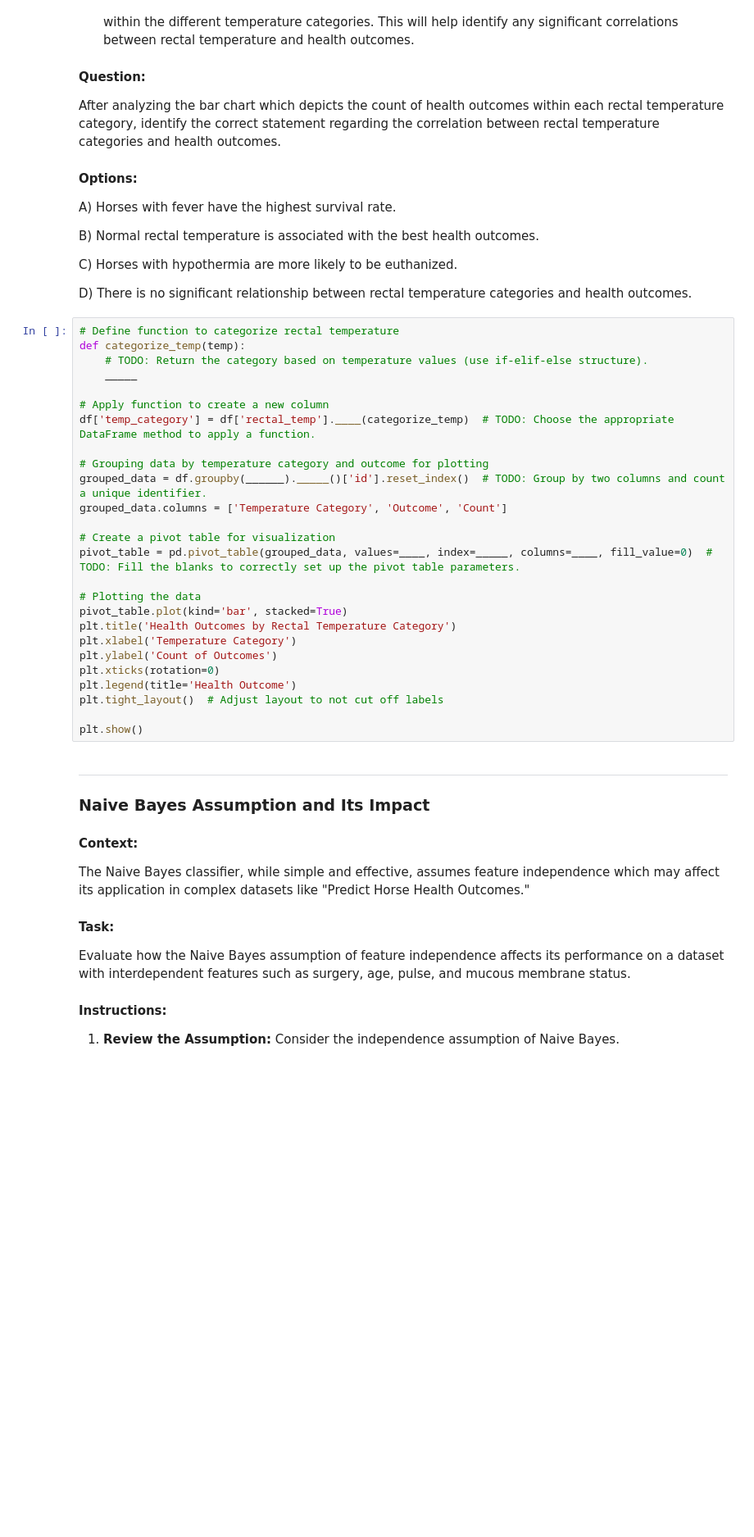
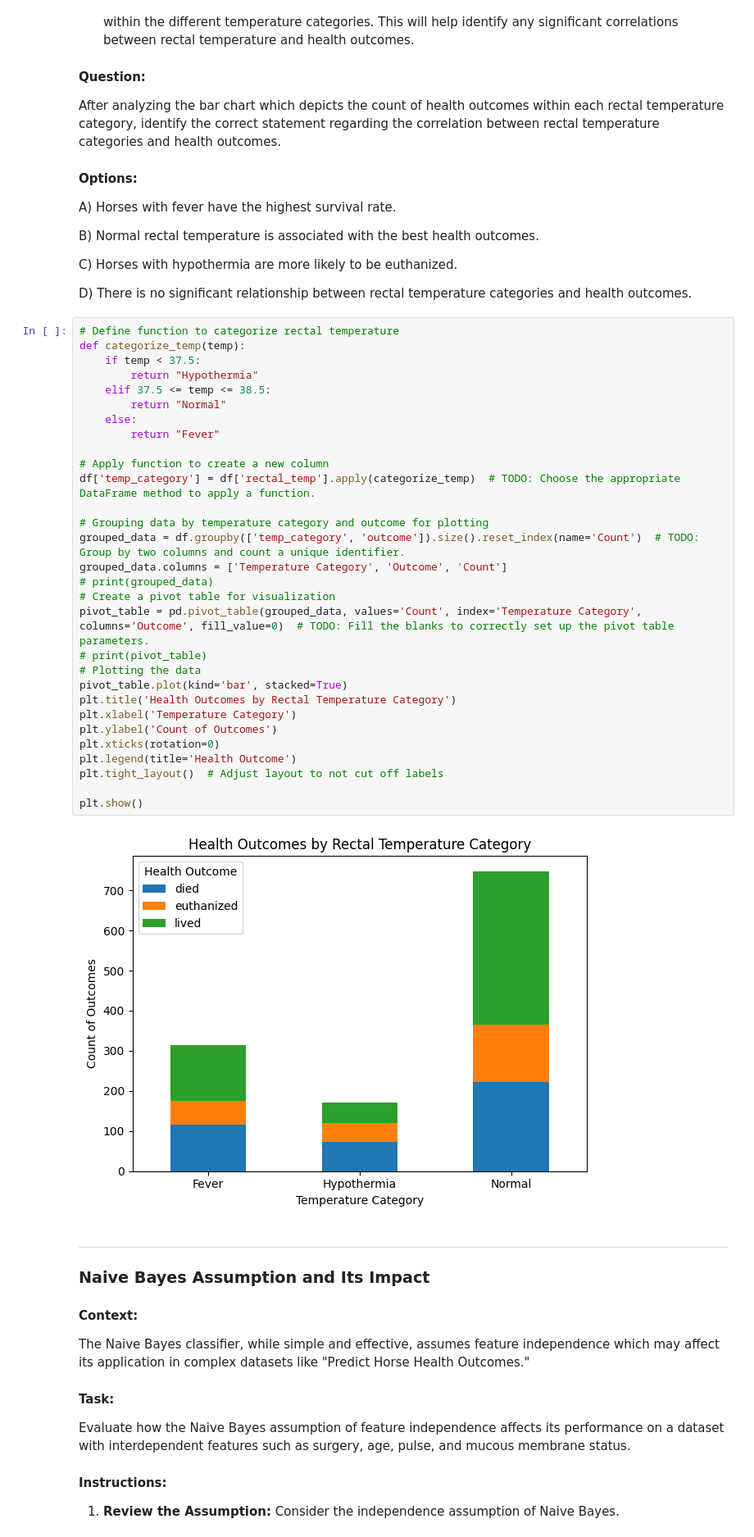
Before and after one commit to piyush1856/machine-learning-algorithms, a Jupyter notebook: 11_naive_bayes/Naive_Bayes_Case_Study.ipynb, the cells around one changed output. Shown at 82% size. Drawn from its saved outputs; the diff is of its cells as text; blank space fills up the shorter version.

```diff
--- a/11_naive_bayes/Naive_Bayes_Case_Study.ipynb
+++ b/11_naive_bayes/Naive_Bayes_Case_Study.ipynb
@@ -164,29 +216,35 @@ D) There is no significant relationship between rectal temperature categories an
 # %%
 # Define function to categorize rectal temperature
 def categorize_temp(temp):
-    # TODO: Return the category based on temperature values (use if-elif-else structure).
-    _____
+    if temp < 37.5:
+        return "Hypothermia"
+    elif 37.5 <= temp <= 38.5:
+        return "Normal"
+    else:
+        return "Fever"
 
 # Apply function to create a new column
-df['temp_category'] = df['rectal_temp'].____(categorize_temp)  # TODO: Choose the appropriate DataFrame method to apply a function.
+df['temp_category'] = df['rectal_temp'].apply(categorize_temp)  # TODO: Choose the appropriate DataFrame method to apply a function.
 
 # Grouping data by temperature category and outcome for plotting
-grouped_data = df.groupby(______)._____()['id'].reset_index()  # TODO: Group by two columns and count a unique identifier.
+grouped_data = df.groupby(['temp_category', 'outcome']).size().reset_index(name='Count')  # TODO: Group by two columns and count a unique identifier.
 grouped_data.columns = ['Temperature Category', 'Outcome', 'Count']
-
+# print(grouped_data)
 # Create a pivot table for visualization
-pivot_table = pd.pivot_table(grouped_data, values=____, index=_____, columns=____, fill_value=0)  # TODO: Fill the blanks to correctly set up the pivot table parameters.
-
+pivot_table = pd.pivot_table(grouped_data, values='Count', index='Temperature Category', columns='Outcome', fill_value=0)  # TODO: Fill the blanks to correctly set up the pivot table parameters.
+# print(pivot_table)
 # Plotting the data
 pivot_table.plot(kind='bar', stacked=True)
 plt.title('Health Outcomes by Rectal Temperature Category')
 plt.xlabel('Temperature Category')
 plt.ylabel('Count of Outcomes')
 plt.xticks(rotation=0)
 plt.legend(title='Health Outcome')
 plt.tight_layout()  # Adjust layout to not cut off labels
 
 plt.show()
+# %% [output]
+[figure, added]
 # %% [markdown]
 
 
```
Also changed, not shown: parts of 9 cells of this notebook.
